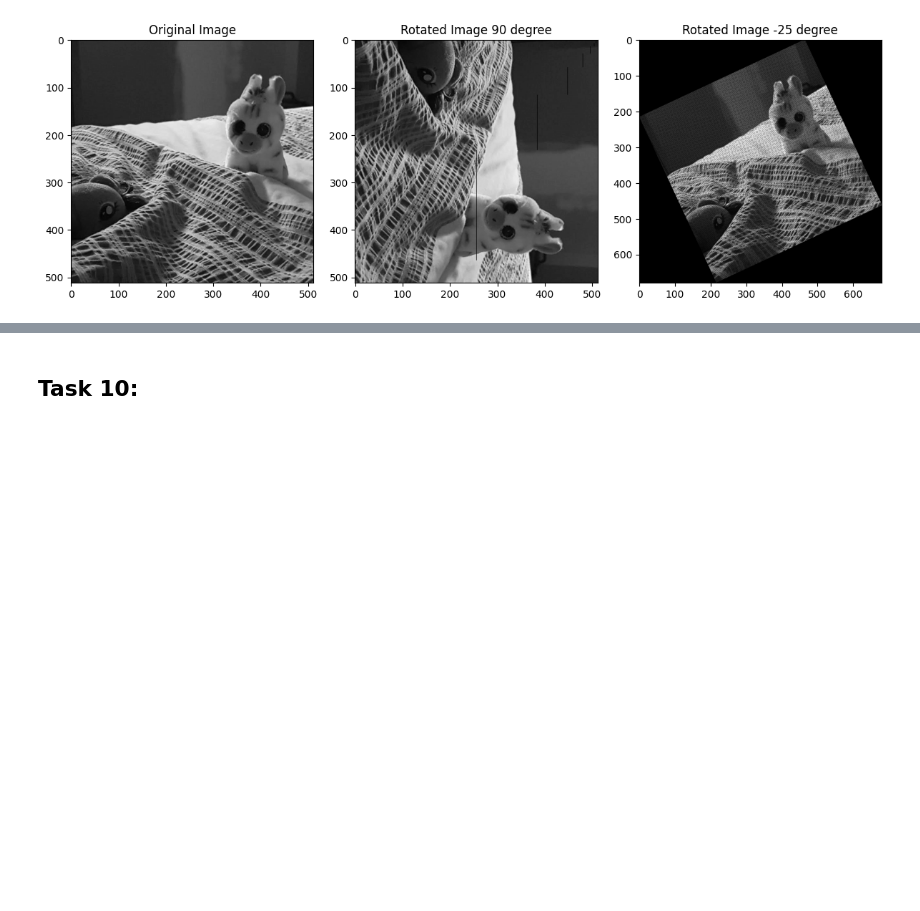
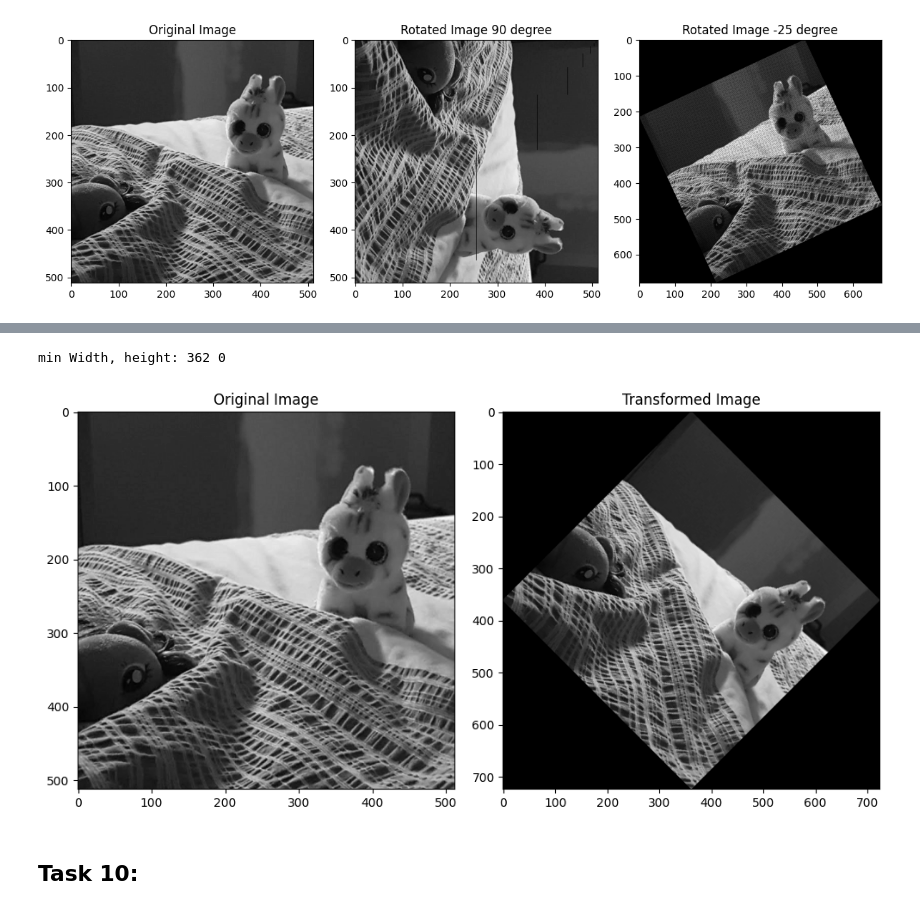
Before and after one commit to dev-nanthan/Vision_Lab1, a Jupyter notebook: Lab1_trans.ipynb, the cells around one changed output, grey strips where cells are left out. Drawn from its saved outputs; the diff is of its cells as text; code cells hidden in the pictures; blank space fills up the shorter version.

```diff
--- a/Lab1_trans.ipynb
+++ b/Lab1_trans.ipynb
@@ -255,2 +337,46 @@ min Width, height -25: 0 216
+# %%
+# Inverse of the transformation matrix
+inv_matrix_T = np.linalg.inv(matrix_T)
+
+min_width = round(abs(np.min(new_corner_x)));
+min_height =  round(abs(np.min(new_corner_y)));
+
+print("min Width, height:", min_width, min_height)
+
+# Transform each pixel of the empty transformed image
+for y in range(new_image_height):
+    for x in range(new_image_width):
+        pixel = np.array([x-min_width, y-min_height, 1])
+        original_pixel = np.dot(pixel, inv_matrix_T)
+        original_x = int(original_pixel[0])
+        original_y = int(original_pixel[1])
+
+        # Check if the identified location is within the original image bounds
+        if 0 <= original_x < x_max and 0 <= original_y < y_max:
+            # Assign the value of the pixel closest to the identified location
+            # in the original image to the pixel of the transformed image
+            improved_trans_img[y, x] = gray_image[original_y, original_x]
+        else:
+            #If the identified location is outside the original image,
+            # Leave the value of the point to zero
+          pass
+
+
+
+# Display the original image and transformed image
+plt.figure(figsize=(10, 5))
+plt.subplot(121)
+plt.imshow(gray_image, cmap='gray')
+plt.title('Original Image')
+
+plt.subplot(122)
+plt.imshow(improved_trans_img, cmap='gray')
+plt.title('Transformed Image')
+
+plt.tight_layout()
+plt.show()
+# %% [output]
+min Width, height: 362 0
+[figure, added]
 # %% [markdown]
 ## Task 10:
```
Also changed, not shown: parts of 6 cells of this notebook.
